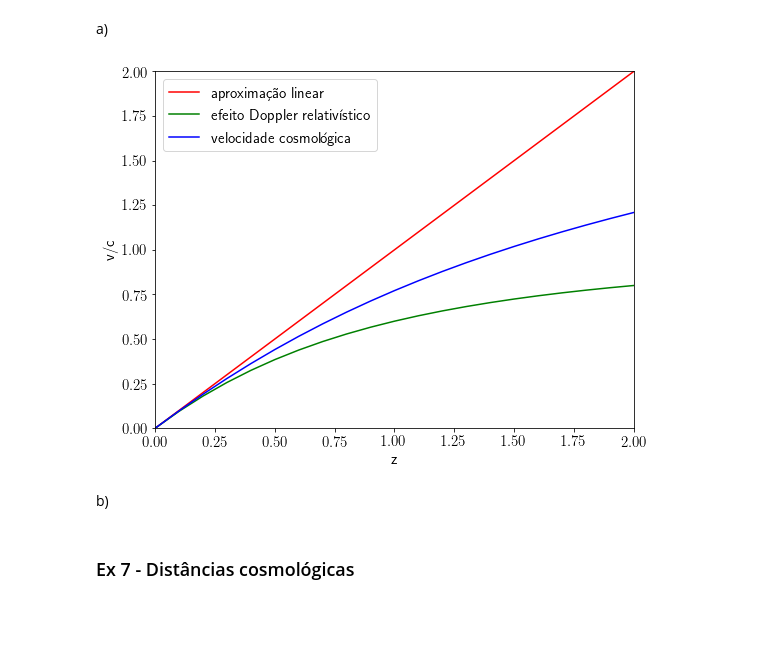
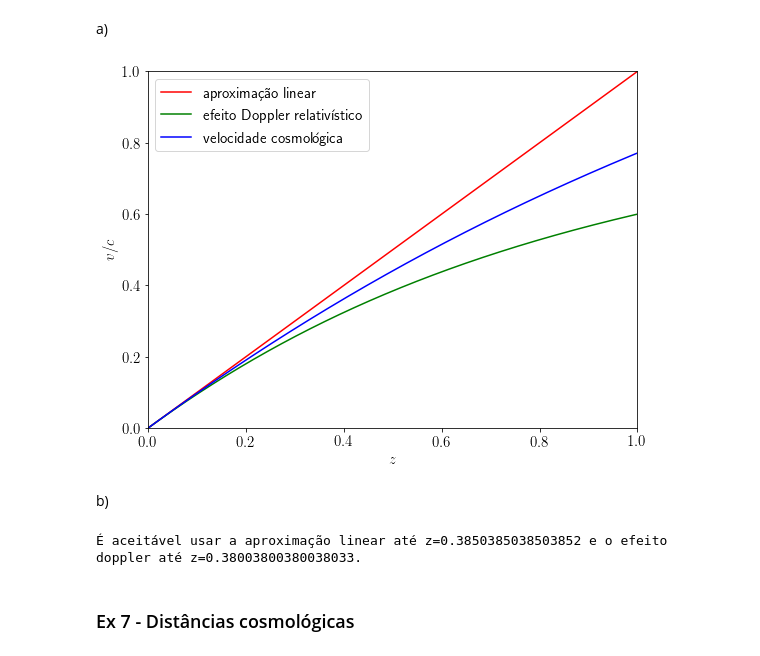
Before and after one commit to AndressaWille/Mestrado, a Jupyter notebook: lista1_topicos.ipynb, the cells around one changed output. Saved outputs shown, nothing was run; the diff lists cells and outputs as text; code cells hidden in the pictures; blank space fills up the shorter version.

```diff
--- a/lista1_topicos.ipynb
+++ b/lista1_topicos.ipynb
@@ -485,48 +497,50 @@ plt.savefig('5d.png')
 ### Ex 6 - Velocidade e redshift
 # %% [markdown]
 a)
-# %%
-zs = np.arange(0, 10e3, 0.1)
-
-x1 = 0
-x2 = 2
-y1 = 0
-y2 = 2
-
-aprox_linear = zs
-
-ef_doppler = (((1+zs)**2-1)/((1+zs)**2+1))
-
-ts = []
-
-def vel_cosmo(z):
-    E = np.sqrt((omega_r0)*(1+z)**4 + (omega_m0)*(1+z)**3 + (omega_k)*(1+z)**2 + omega_lambda0)
-    return 1/(E)
-
-v_cosmo = np.array([])
-for i in range(len(zs)):
-    v_cosmo = np.append(v_cosmo, quad(vel_cosmo, 0, zs[i])[0])
-
-plt.figure(figsize=[8,6])
-plt.plot(zs, aprox_linear, 'r-', label='aproximação linear')
-plt.plot(zs, ef_doppler, 'g-', label='efeito Doppler relativístico')
-plt.plot(zs, v_cosmo, 'b-', label='velocidade cosmológica')
-
-plt.xlabel('z', fontsize=15)
-plt.ylabel('v/c', fontsize=15)
-plt.ylim(y1,y2)
-plt.xlim(x1, x2)
-plt.legend(loc='upper left', fontsize=15)
-plt.tight_layout()
-plt.savefig('6.png')
-# %% [output]
-[figure, removed]
+# %%
+zs = np.linspace(5, 0, 10000)
+
+x1 = 0
+x2 = 1
+y1 = 0
+y2 = 1
+
+def vel_cosmo(z):
+    E = np.sqrt((omega_r0)*(1+z)**4 + (omega_m0)*(1+z)**3 + (omega_k)*(1+z)**2 + omega_lambda0)
+    return 1/(E)
+
+v_cosmo = []
+aprox_linear = []
+ef_doppler = []
+
+for i in range(len(zs)):
+    v_cosmo = np.append(v_cosmo, quad(vel_cosmo, 0, zs[i])[0])
+    aprox_linear.append(zs[i])
+    ef_doppler.append(((1+zs[i])**2-1)/((1+zs[i])**2+1))
+
+plt.figure(figsize=[8,6])
+plt.plot(zs, aprox_linear, 'r-', label='aproximação linear')
+plt.plot(zs, ef_doppler, 'g-', label='efeito Doppler relativístico')
+plt.plot(zs, v_cosmo, 'b-', label='velocidade cosmológica')
+
+plt.xlabel('$z$', fontsize=15)
+plt.ylabel('$v/c$', fontsize=15)
+plt.xlim(x1, x2)
+plt.ylim(y1, y2)
+plt.legend(loc='upper left', fontsize=15)
+plt.tight_layout()
+plt.savefig('6.png')
+# %% [output]
+[figure, added]
 # %% [markdown]
 b)
 # %%
-# erro máximo: 10%
-cosmo_linear = zs[np.where(np.abs(v_cosmo - aprox_linear)/v_cosmo < 0.1)[0]].max()
-cosmo_doppler = zs[np.where(np.abs(v_cosmo - ef_doppler)/v_cosmo < 0.1)[0]].max()
+# erro 10%
+cosmo_linear = zs[np.where((np.abs(v_cosmo - aprox_linear)/v_cosmo) <= 0.1)[0]].max()
+cosmo_doppler = zs[np.where((np.abs(v_cosmo - ef_doppler)/v_cosmo) <= 0.1)[0]].max()
+print(f'É aceitável usar a aproximação linear até z={cosmo_linear} e o efeito doppler até z={cosmo_doppler}.')
+# %% [output]
+É aceitável usar a aproximação linear até z=0.3850385038503852 e o efeito doppler até z=0.38003800380038033.
 # %% [markdown]
 ### Ex 7 - Distâncias cosmológicas
 # %%
```
Also changed, not shown: parts of 5 cells of this notebook.
